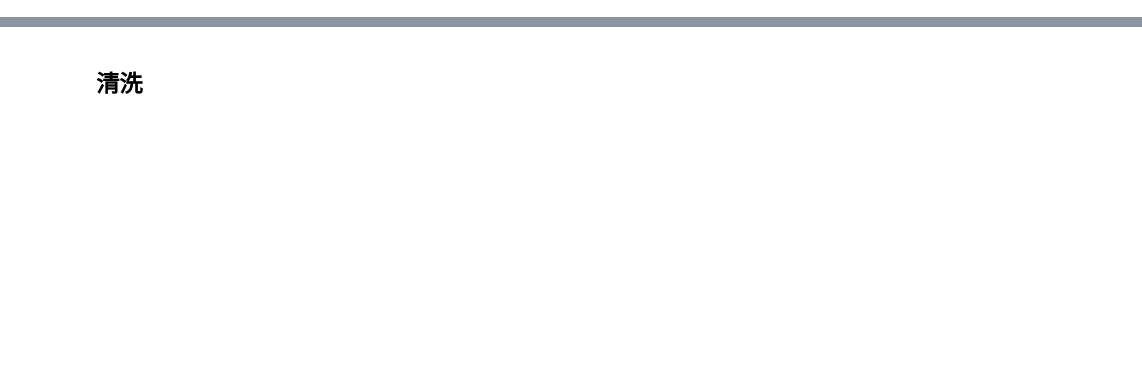
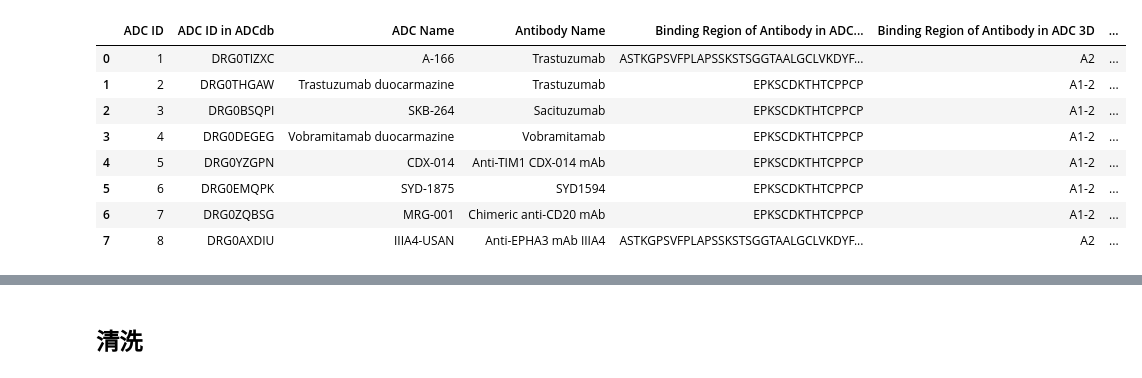
Before and after one commit to qkli1535/ADC_analysis, a Jupyter notebook: ADCdb_Analysis.ipynb, the cells around one changed output, grey strips where cells are left out. Drawn from its saved outputs; the diff is of its cells as text; code cells hidden in the pictures; blank space fills up the shorter version.

```diff
--- a/ADCdb_Analysis.ipynb
+++ b/ADCdb_Analysis.ipynb
@@ -6,6 +6,16 @@ plt.rcParams['font.sans-serif'] = ['Microsoft YaHei']
 plt.rcParams['axes.unicode_minus'] = False
 # %%
 df = pd.read_excel('ADCdb_1.0.xlsx')
-df.head()
+df.head(8)
+# %% [output]
+|  | ADC ID | ADC ID in ADCdb | ADC Name | Antibody Name | Binding Region of Antibody in ADC... | Binding Region of Antibody in ADC 3D | ... |
+| 0 | 1 | DRG0TIZXC | A-166 | Trastuzumab | ASTKGPSVFPLAPSSKSTSGGTAALGCLVKDYF... | A2 | ... |
+| 1 | 2 | DRG0THGAW | Trastuzumab duocarmazine | Trastuzumab | EPKSCDKTHTCPPCP | A1-2 | ... |
+| 2 | 3 | DRG0BSQPI | SKB-264 | Sacituzumab | EPKSCDKTHTCPPCP | A1-2 | ... |
+| 3 | 4 | DRG0DEGEG | Vobramitamab duocarmazine | Vobramitamab | EPKSCDKTHTCPPCP | A1-2 | ... |
+| 4 | 5 | DRG0YZGPN | CDX-014 | Anti-TIM1 CDX-014 mAb | EPKSCDKTHTCPPCP | A1-2 | ... |
+| 5 | 6 | DRG0EMQPK | SYD-1875 | SYD1594 | EPKSCDKTHTCPPCP | A1-2 | ... |
+| 6 | 7 | DRG0ZQBSG | MRG-001 | Chimeric anti-CD20 mAb | EPKSCDKTHTCPPCP | A1-2 | ... |
+| 7 | 8 | DRG0AXDIU | IIIA4-USAN | Anti-EPHA3 mAb IIIA4 | ASTKGPSVFPLAPSSKSTSGGTAALGCLVKDYF... | A2 | ... |
 # %%
 df.info()
```
Also changed, not shown: parts of 9 cells of this notebook, 4 other files.
